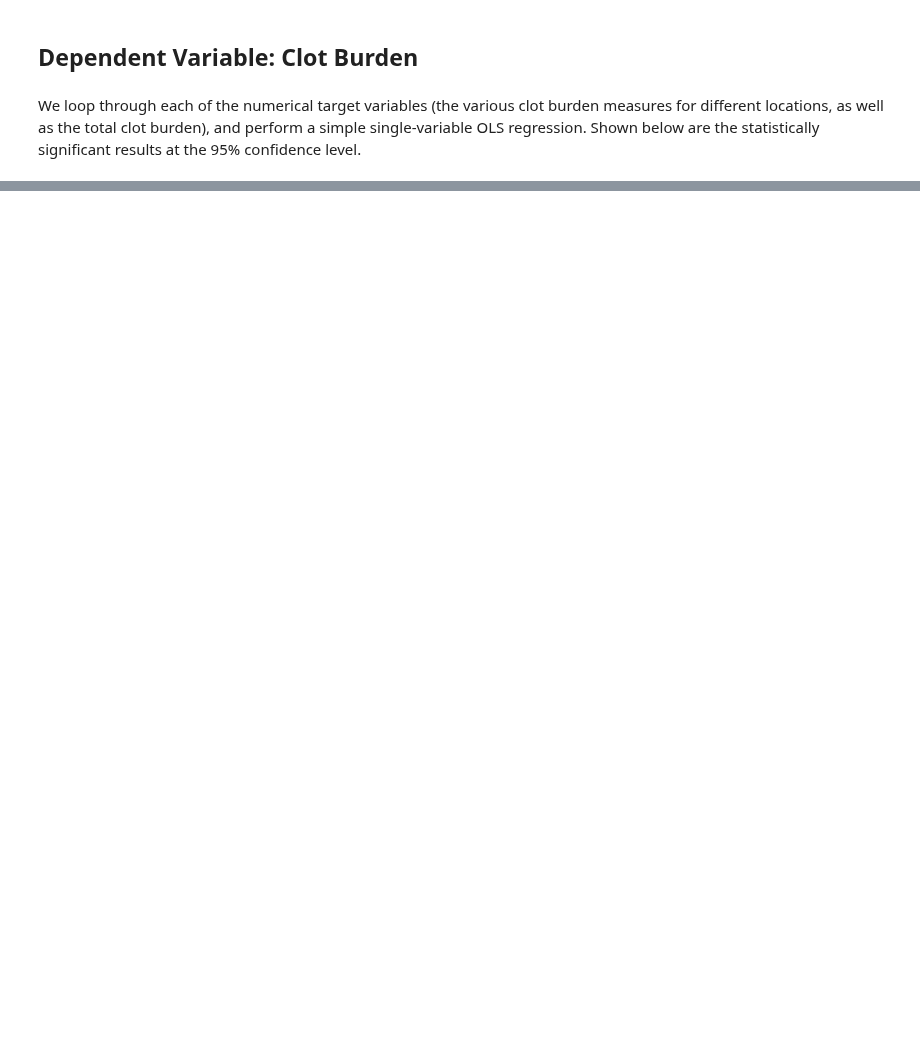
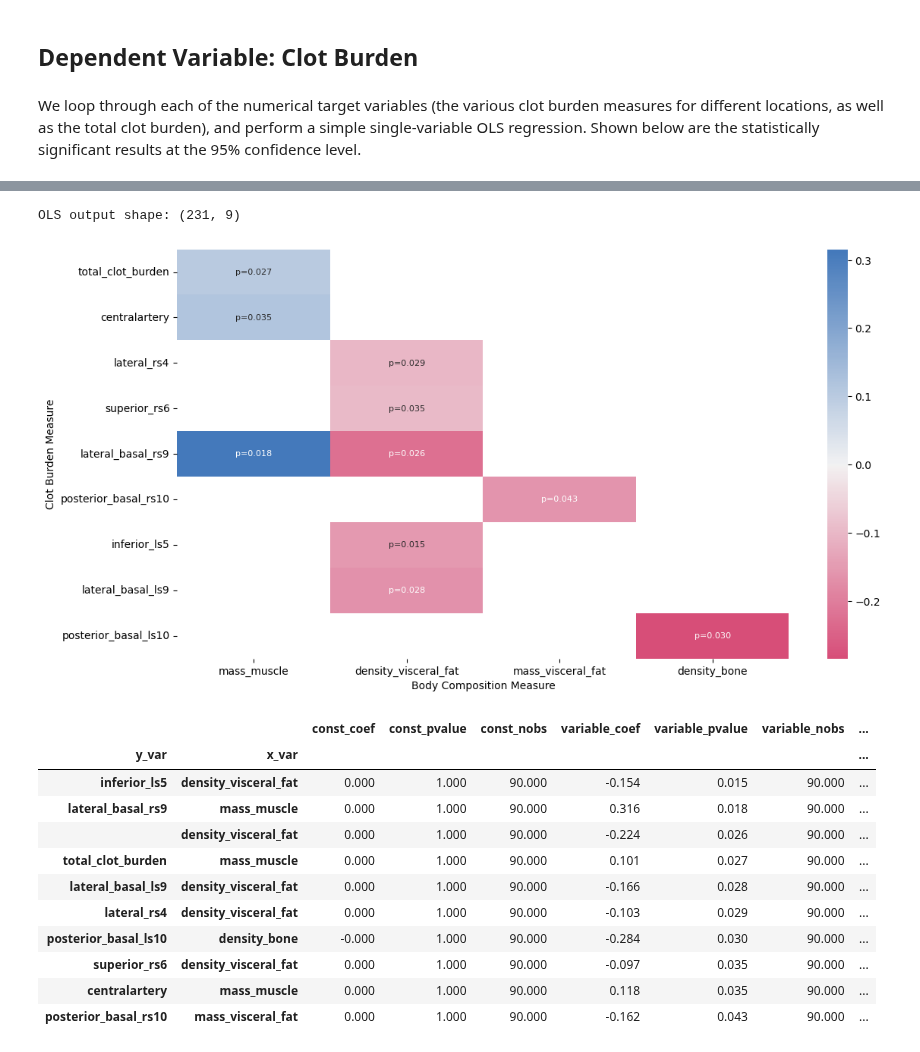
Before and after one commit to qaust/iCPET, a Jupyter notebook: src/ols.ipynb, the cells around one changed output, grey strips where cells are left out. Cells and saved outputs as stored; diff of their text form; code cells hidden in the pictures; blank space fills up the shorter version.

```diff
--- a/src/ols.ipynb
+++ b/src/ols.ipynb
@@ -415,2 +436,29 @@ OLS output shape: (315, 6)
+# %%
+ols = ols_regression(
+	Xdata=X_scale,
+	Ydata=Y,
+	targets=NUM_TARGETS,
+	features=BODY_FEAT_UNCORR,
+	controls=['age']
+)
+
+ols_heatmap(ols, '../figures/first_ols_cb_age_heatmap.png')
+
+ols_identify_significant(ols, 0.05, '../output/regressions/all_ols_cb_sig_age.csv')
+# %% [output]
+OLS output shape: (231, 9)
+[figure, added]
+|  |  | const_coef | const_pvalue | const_nobs | variable_coef | variable_pvalue | variable_nobs | ... |
+| y_var | x_var |  |  |  |  |  |  | ... |
+| inferior_ls5 | density_visceral_fat | 0.000 | 1.000 | 90.000 | -0.154 | 0.015 | 90.000 | ... |
+| lateral_basal_rs9 | mass_muscle | 0.000 | 1.000 | 90.000 | 0.316 | 0.018 | 90.000 | ... |
+|  | density_visceral_fat | 0.000 | 1.000 | 90.000 | -0.224 | 0.026 | 90.000 | ... |
+| total_clot_burden | mass_muscle | 0.000 | 1.000 | 90.000 | 0.101 | 0.027 | 90.000 | ... |
+| lateral_basal_ls9 | density_visceral_fat | 0.000 | 1.000 | 90.000 | -0.166 | 0.028 | 90.000 | ... |
+| lateral_rs4 | density_visceral_fat | 0.000 | 1.000 | 90.000 | -0.103 | 0.029 | 90.000 | ... |
+| posterior_basal_ls10 | density_bone | -0.000 | 1.000 | 90.000 | -0.284 | 0.030 | 90.000 | ... |
+| superior_rs6 | density_visceral_fat | 0.000 | 1.000 | 90.000 | -0.097 | 0.035 | 90.000 | ... |
+| centralartery | mass_muscle | 0.000 | 1.000 | 90.000 | 0.118 | 0.035 | 90.000 | ... |
+| posterior_basal_rs10 | mass_visceral_fat | 0.000 | 1.000 | 90.000 | -0.162 | 0.043 | 90.000 | ... |
 # %%
 ols = ols_regression(
```
Also changed, not shown: parts of 47 cells of this notebook, 2 other files.
